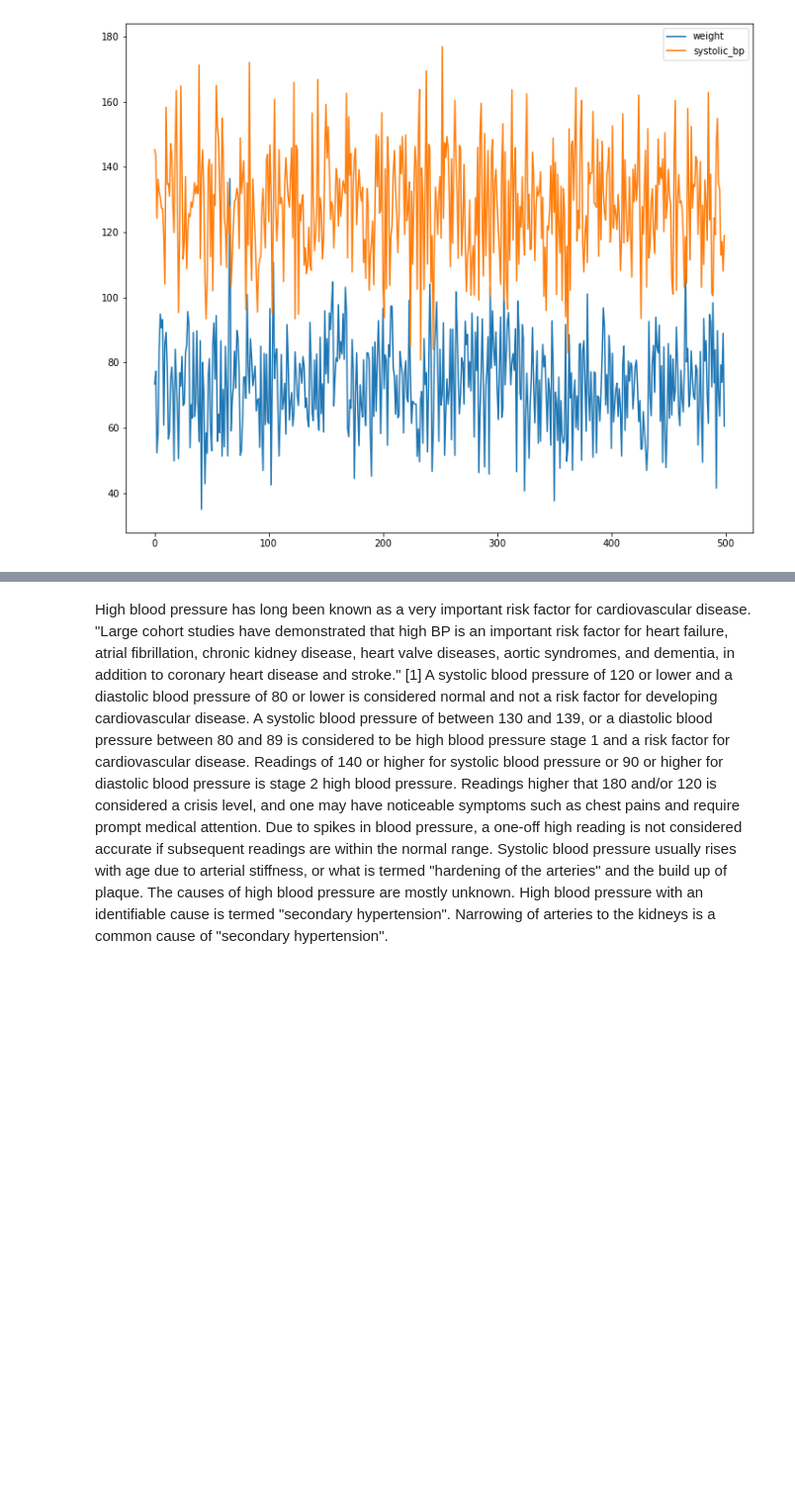
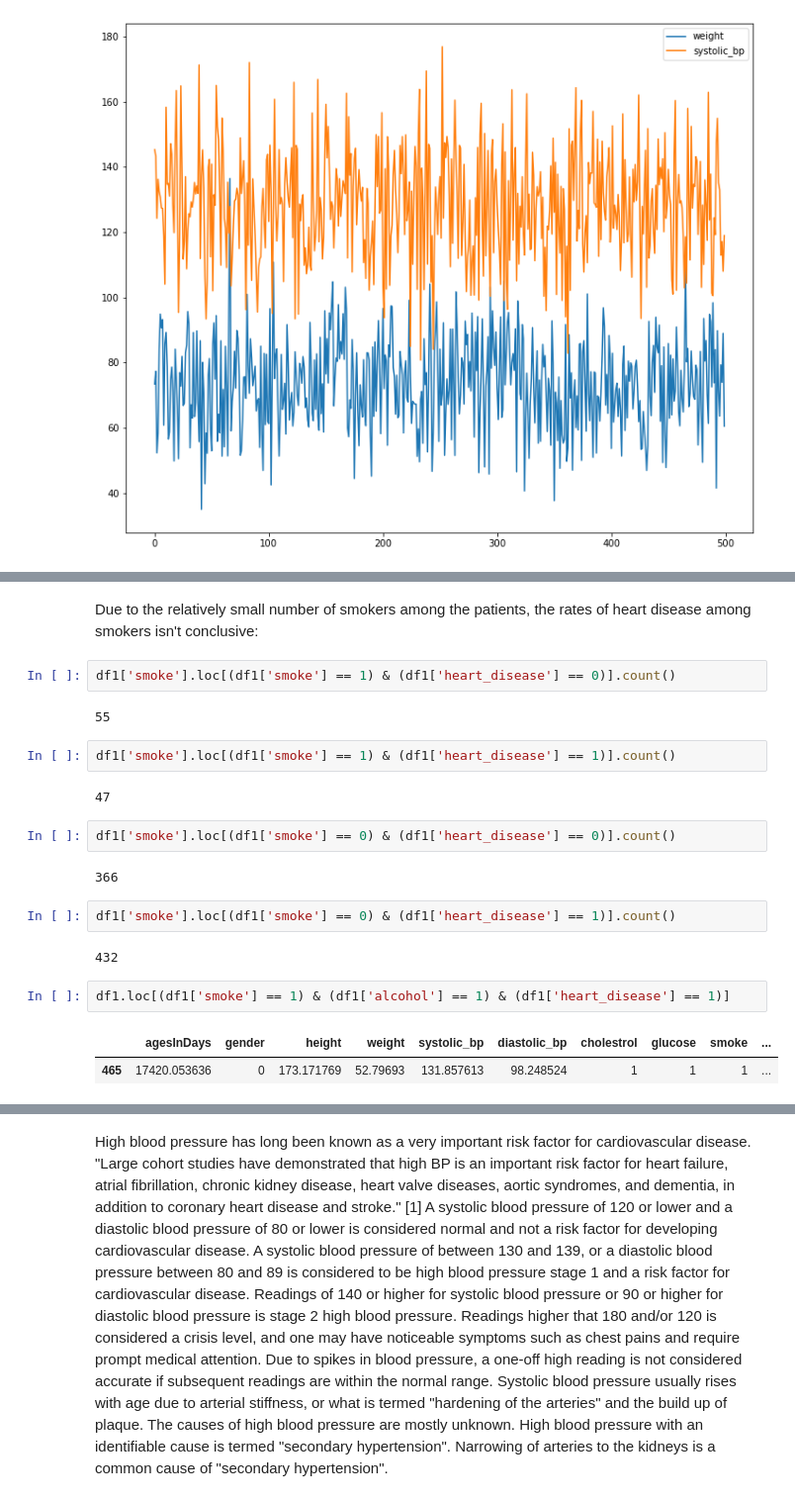
Before and after one commit to Ruairi8/ProgForDA_Project, a Jupyter notebook: Untitled.ipynb, the cells around one changed output, grey strips where cells are left out. Shown: that part at 99% size. Cells and saved outputs as stored; diff of their text form; blank space fills up the shorter version.

```diff
--- a/Untitled.ipynb
+++ b/Untitled.ipynb
@@ -176,0 +283,23 @@ df1.plot.line(y=["weight", "systolic_bp"])
+# %% [markdown]
+Due to the relatively small number of smokers among the patients, the rates of heart disease among smokers isn't conclusive:
+# %%
+df1['smoke'].loc[(df1['smoke'] == 1) & (df1['heart_disease'] == 0)].count()
+# %% [output]
+55
+# %%
+df1['smoke'].loc[(df1['smoke'] == 1) & (df1['heart_disease'] == 1)].count()
+# %% [output]
+47
+# %%
+df1['smoke'].loc[(df1['smoke'] == 0) & (df1['heart_disease'] == 0)].count()
+# %% [output]
+366
+# %%
+df1['smoke'].loc[(df1['smoke'] == 0) & (df1['heart_disease'] == 1)].count()
+# %% [output]
+432
+# %%
+df1.loc[(df1['smoke'] == 1) & (df1['alcohol'] == 1) & (df1['heart_disease'] == 1)]
+# %% [output]
+|  | agesInDays | gender | height | weight | systolic_bp | diastolic_bp | cholestrol | glucose | smoke | ... |
+| 465 | 17420.053636 | 0 | 173.171769 | 52.79693 | 131.857613 | 98.248524 | 1 | 1 | 1 | ... |
```
Also changed, not shown: parts of 13 cells of this notebook.
